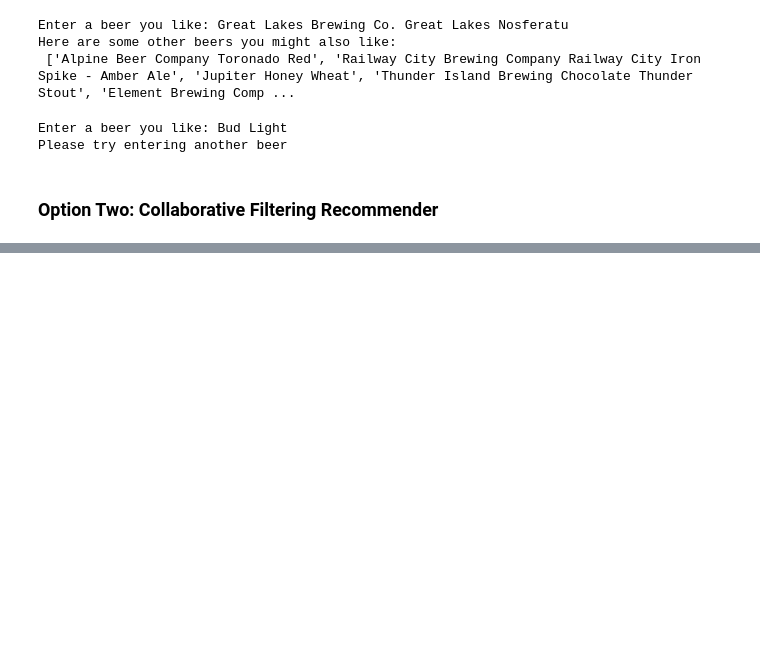
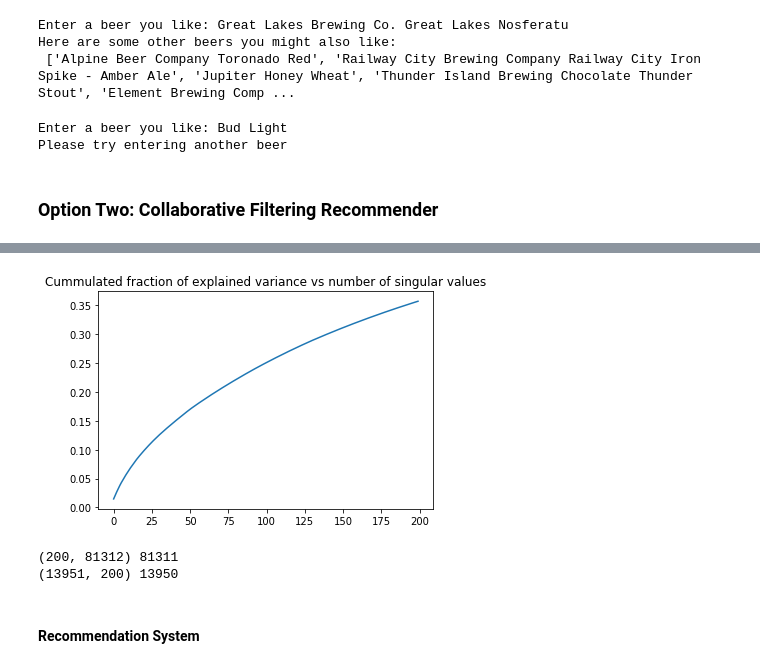
Before and after one commit to ZoeMarkovits/Data_Mining_Final_Project, a Jupyter notebook: Beer_Recommendation_System.ipynb, the cells around one changed output, grey strips where cells are left out. Cells and saved outputs as stored; diff of their text form; code cells hidden in the pictures; blank space fills up the shorter version.

```diff
--- a/Beer_Recommendation_System.ipynb
+++ b/Beer_Recommendation_System.ipynb
@@ -473,0 +596,15 @@ See the caveats in the documentation: http://pandas.pydata.org/pandas-docs/stabl
+# %%
+import matplotlib.pylab as plt
+%matplotlib inline
+plt.plot(np.cumsum(svd.explained_variance_ratio_))
+plt.title('Cummulated fraction of explained variance vs number of singular values');
+# %% [output]
+[figure, added]
+# %%
+print(svd.components_.shape, ratings_matrix.Beername_ID.max())
+print(svd_out.shape, ratings_matrix.Username_ID.max())
+# %% [output]
+(200, 81312) 81311
+(13951, 200) 13950
+# %% [markdown]
+#### Recommendation System
```
Also changed, not shown: parts of 35 cells of this notebook.
